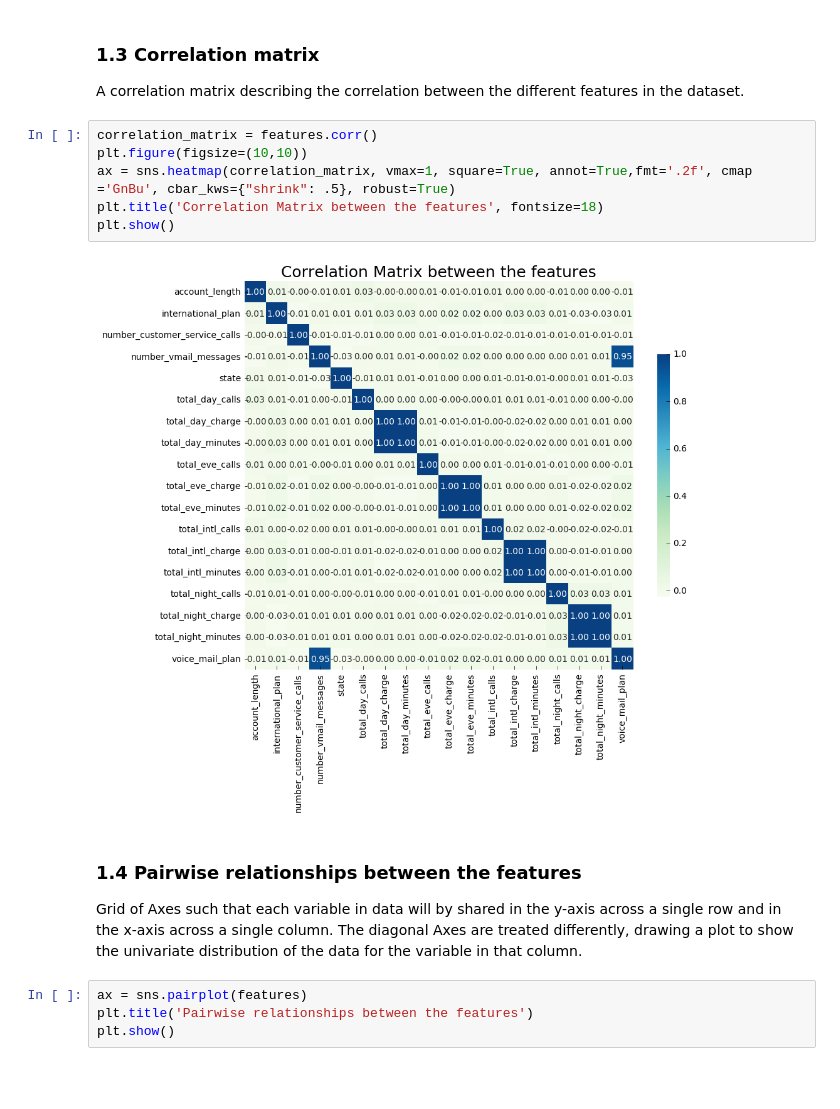
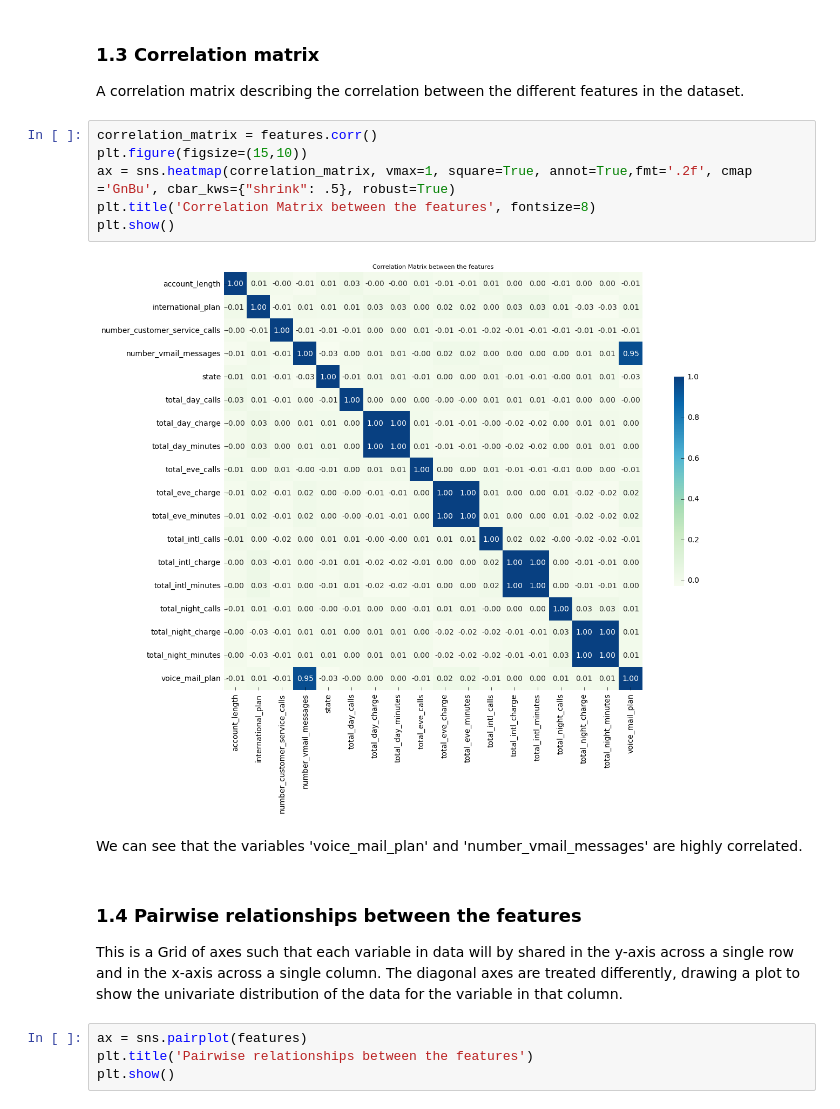
Before and after one commit to thaiseq/ChurnAnalysis, a Jupyter notebook: Telecom Data Churn Analysis.ipynb, the cells around one changed output. Saved outputs shown, nothing was run; the diff lists cells and outputs as text; blank space fills up the shorter version.

```diff
--- a/Telecom Data Churn Analysis.ipynb
+++ b/Telecom Data Churn Analysis.ipynb
@@ -74,16 +74,18 @@ The data included 5.000 users and by the exploratory analysis, it is observed th
 A correlation matrix describing the correlation between the different features in the dataset.
 # %%
 correlation_matrix = features.corr()
-plt.figure(figsize=(10,10))
+plt.figure(figsize=(15,10))
 ax = sns.heatmap(correlation_matrix, vmax=1, square=True, annot=True,fmt='.2f', cmap ='GnBu', cbar_kws={"shrink": .5}, robust=True)
-plt.title('Correlation Matrix between the features', fontsize=18)
+plt.title('Correlation Matrix between the features', fontsize=8)
 plt.show()
 # %% [output]
-[figure, old version]
+[figure, new version]
+# %% [markdown]
+We can see that the variables 'voice_mail_plan' and 'number_vmail_messages' are highly correlated.
 # %% [markdown]
 ### 1.4 Pairwise relationships between the features
 
-Grid of Axes such that each variable in data will by shared in the y-axis across a single row and in the x-axis across a single column. The diagonal Axes are treated differently, drawing a plot to show the univariate distribution of the data for the variable in that column.
+This is a Grid of axes such that each variable in data will by shared in the y-axis across a single row and in the x-axis across a single column. The diagonal axes are treated differently, drawing a plot to show the univariate distribution of the data for the variable in that column.
 # %%
 ax = sns.pairplot(features)
 plt.title('Pairwise relationships between the features')
```
Also changed, not shown: parts of 5 cells of this notebook.
